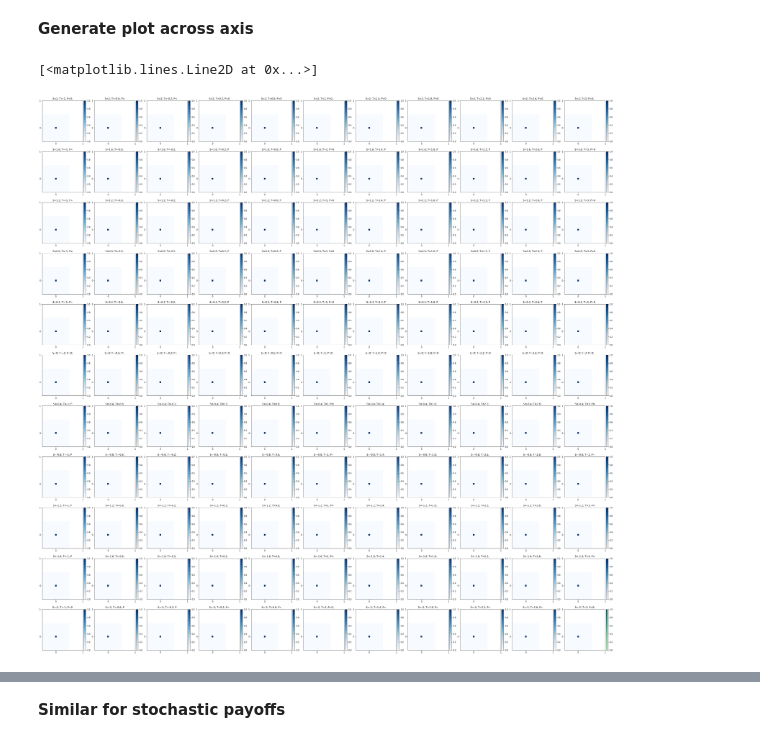
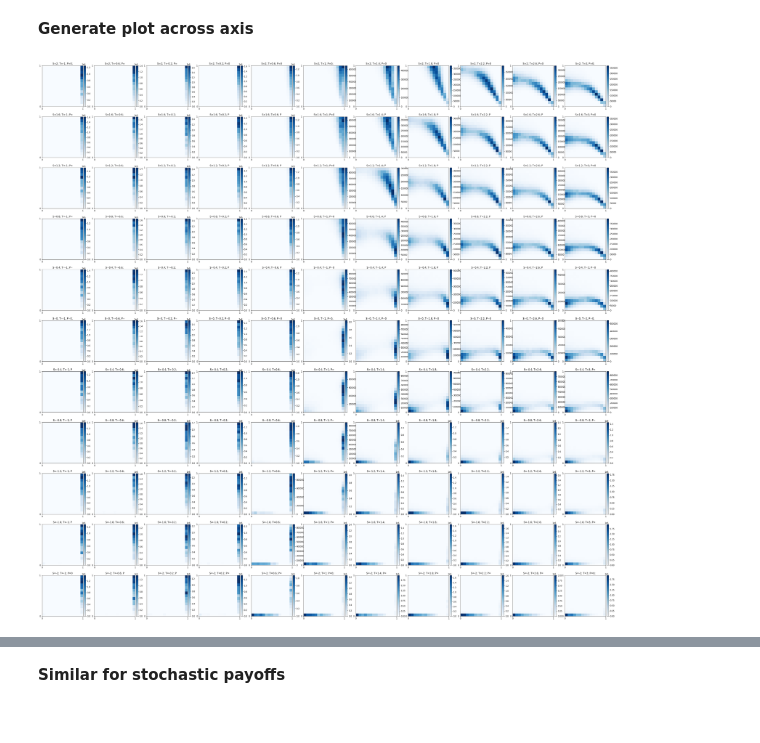
Before and after one commit to Nikoleta-v3/evolution-of-cooperation-with-limited-updating-payoff-memory, a Jupyter notebook: Parameters Sweep Analysis.ipynb, the cells around one changed output, grey strips where cells are left out. Drawn from its saved outputs; the diff is of its cells as text; code cells hidden in the pictures.

Commit message:
tweaks analysis code to fit the new data

```diff
--- a/Parameters Sweep Analysis.ipynb
+++ b/Parameters Sweep Analysis.ipynb
@@ -71,2 +49,0 @@ frequencies.append(10 ** 7 - previous)
-# %%
-df['frequencies'] = frequencies
@@ -121,4 +54,4 @@ font = {'family': 'serif',
         'size': 13,
         }
 # %%
-csv_files = glob.glob('matlab/data/expected/*csv')
+csv_files = glob.glob('matlab/data/expected/clean_*')
@@ -125,20 +62,22 @@ csv_files = glob.glob('matlab/data/expected/*csv')
 # %%
 for file in tqdm.notebook.tqdm(csv_files):
 
-    df = dd.read_csv(file,
-                 header=None,
-                 dtype=np.float64,
-                 names=columns)
+    df = pd.read_csv(file, dtype=np.float64)
 
-    text_file = open(file.replace("csv", "txt"), "r")
+    text_file = open((file[:21] + file[27:]).replace("csv", "txt"), "r")
     data = text_file.readlines()
 
 
-    mean_cooperation = df['average cooperation rate'].mean()
-    mean_score = df['average score'].mean()
+    mean_cooperation = sum(df['average cooperation rate'] * (df['frequencies'] / 10 ** 7))
+    mean_score = sum(df['average score'] * (df['frequencies'] / 10 ** 7))
     title = data[0].replace('\n', '')
-    ps = df['p'].values.compute()
-    qs = df['q'].values.compute()
+
+    ps = []
+    qs = []
+    for p, q, v in zip(df["p"], df["q"], df["frequencies"]):
+        for _ in range(int(v)):
+            ps.append(p)
+            qs.append(q)
 
     fig, axes = plt.subplots(figsize=(10, 7));
 
@@ -157,8 +96,8 @@ for file in tqdm.notebook.tqdm(csv_files):
     axes.set_xticks(np.linspace(0, 1, 2))
     axes.set_yticks(np.linspace(0, 1, 2))
 
-    axes.text(.2, .9, f'mean cooperation: {round(mean_cooperation.compute(), 3)}', fontdict=font)
-    axes.text(.2, .85, f'mean score: {round(mean_score.compute(), 3)}', fontdict=font)
+    axes.text(.2, .9, f'mean cooperation: {round(mean_cooperation, 3)}', fontdict=font)
+    axes.text(.2, .85, f'mean score: {round(mean_score, 3)}', fontdict=font)
 
 
     fig.savefig(f'matlab/images/{title}.pdf')
@@ -171,44 +110,44 @@ import numbers
 Ss = [2, 1.6, 1.2, 0.8, 0.4, 0, -0.4, -0.8, -1.2, -1.6, -2]
 Ts = [-1, -0.6, -0.2,  0.2,  0.6,  1,  1.4,  1.8,  2.2,  2.6,  3]
 # %%
-sorted_cvs_files = [f"matlab/data/clean/S_{S}_T_{T}_stochastic_0.csv" for S in Ss for T in Ts]
+sorted_cvs_files = [f"matlab/data/expected/clean_S_{S}_T_{T}_stochastic_0.csv" for S in Ss for T in Ts]
 # %%
 fig, axes = plt.subplots(nrows=11, ncols=11, figsize=(50, 50));
 
 for i, file in enumerate(sorted_cvs_files):
 
-    df = dd.read_csv(file,
-                 header=None,
-                 dtype=np.float64,
-                 names=columns)
+    df = pd.read_csv(file, dtype=np.float64)
 
-    text_file = open(file.replace("csv", "txt"), "r")
+    text_file = open((file[:21] + file[27:]).replace("csv", "txt"), "r")
     data = text_file.readlines()
 
-    ps = df['p'].values.compute()
-    qs = df['q'].values.compute()
+    ps, qs = [], []
+    for p, q, v in zip(df["p"], df["q"], df["frequencies"]):
+        for _ in range(int(v)):
+            ps.append(p)
+            qs.append(q)
+
     title = data[0][5:20]
 
     index = (int(i / 11), i % 11)
 
     heatmap, xedges, yedges = np.histogram2d(ps, qs, bins=15)
 
     extent = [xedges[0], xedges[-1], yedges[0], yedges[-1]]
 
     im = axes[index].imshow(heatmap.T, extent=extent, cmap=cmaps[0], origin="lower")
 
     divider = make_axes_locatable(axes[index])
     cax = divider.append_axes('right', size='5%', pad=0.05)
     fig.colorbar(im, cax=cax, orientation='vertical')
     axes[index].set_title(title)
 
     axes[index].set_xticks(np.linspace(0, 1, 2))
     axes[index].set_yticks(np.linspace(0, 1, 2))
 
 fig.savefig("matlab/images/merged_plot.pdf")
 # %% [output]
-[<matplotlib.lines.Line2D at 0x...>]
-[figure, old version]
+[figure, new version]
 # %%
 cooperation_rates = np.zeros((11, 11))
 scores = np.zeros((11, 11))
```
Also changed, not shown: parts of 22 cells of this notebook.
